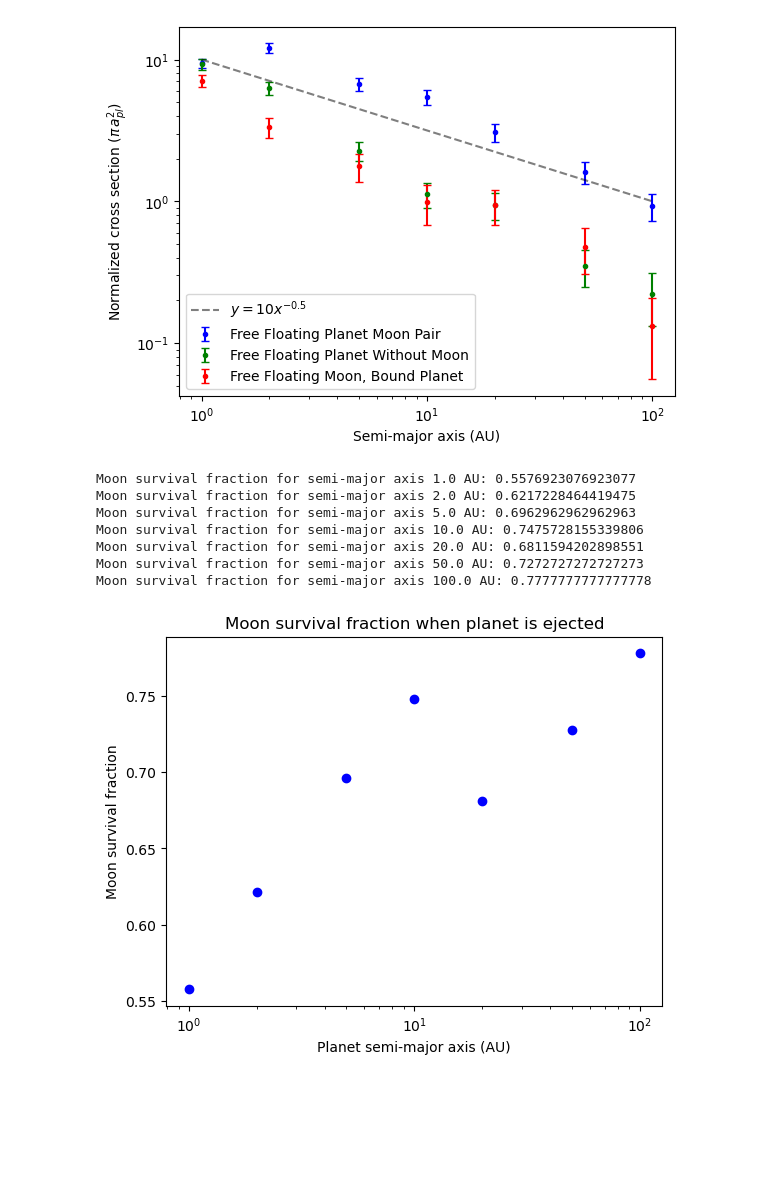
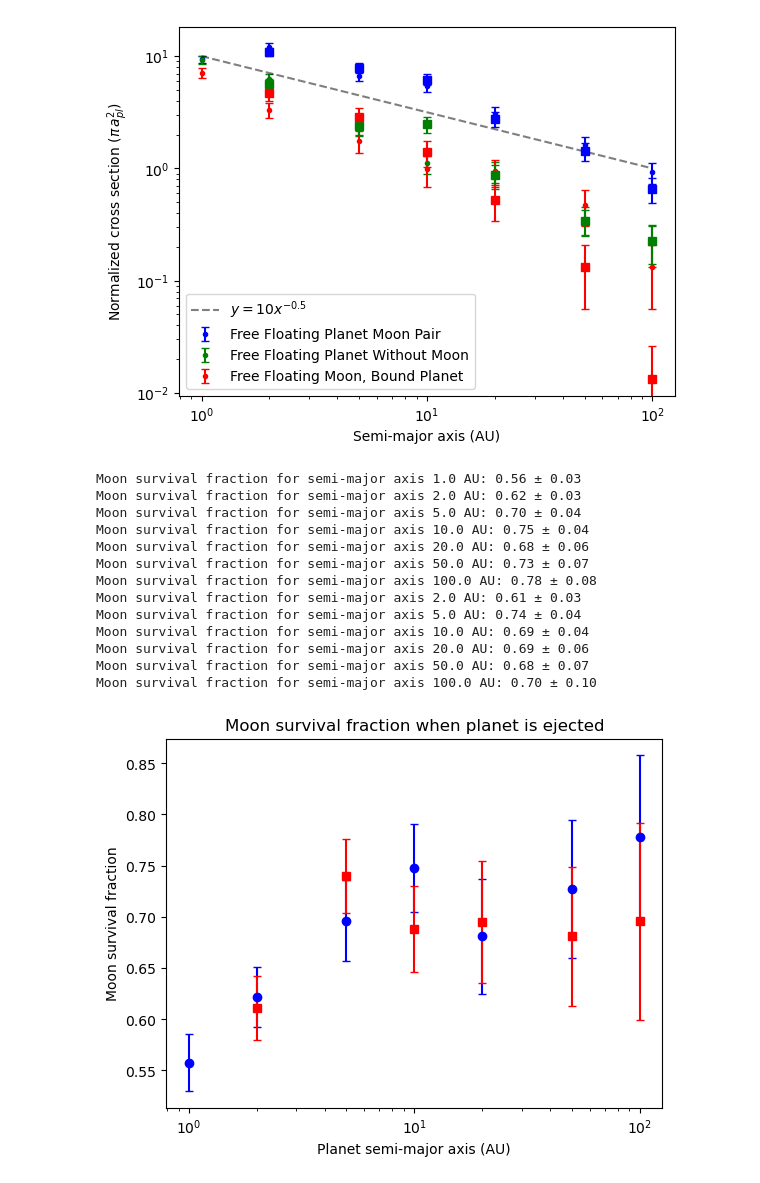
Before and after one commit to YannickBadoux/MRP, a Jupyter notebook: cross_section_function.ipynb, the cells around one changed output. Saved outputs shown, nothing was run; the diff lists cells and outputs as text; code cells hidden in the pictures; blank space fills up the shorter version.

```diff
--- a/cross_section_function.ipynb
+++ b/cross_section_function.ipynb
@@ -3,6 +3,3 @@ import numpy as np
 from amuse.units import units
 import matplotlib.pyplot as plt
 import glob
-# %%
-data = np.load('/home/ybadoux/Documents/MRP/ALICE_spm/results_semi-major_1.0 au.npy')
-data
@@ -18,9 +5,0 @@ array([ ( 1.,  9.89039923,   0.7402513 ,  2.15745559,  0.34534795,  0.07694167,
-# %%
-for i in range(1,4):
-    plt.hist(data['b'][data['state']==i], label = f'state {i}', alpha=0.5)
-
-plt.xlabel('impact parameter (au)')
-plt.ylabel('number of encounters')
-plt.title('Distribution of impact parameters for different states')
-plt.legend()
-plt.show()
@@ -115,38 +85,62 @@ Cross section for FFMBP at 100.0 AU: 4131.69765573633 ± 2385.436753749516 AU^2
 # %%
 #plot normalized
 fig, ax = plt.subplots()
 for j,semi_major in enumerate(semi_majors):
-    data = np.load(f'/home/ybadoux/Documents/MRP/ALICE_spm/results_semi-major_{semi_major} au.npy')
+    data = np.load(path_old+f'results_semi-major_{semi_major} au.npy')
     for i in range(1,4):
         cs, stat_error, system_error = cross_section(data, i, normalize=True, a_sp=semi_major|units.AU)
         if j == 1:
             ax.errorbar(semi_major, cs, yerr=stat_error + system_error, fmt='.', label=state_dict[i][1], color=clrs[i-1], capsize=3)
         else:
             ax.errorbar(semi_major, cs, yerr=stat_error + system_error, fmt='.', color=clrs[i-1], capsize=3)
+
+for j,semi_major in enumerate(semi_majors_fast):
+    data = np.load(path_fast+f'results_semi-major_{semi_major} au.npy')
+    for i in range(1,4):
+        cs, stat_error, system_error = cross_section(data, i, normalize=True, a_sp=semi_major|units.AU)
+        if j == 1:
+            ax.errorbar(semi_major, cs, yerr=stat_error + system_error, fmt='s', color=clrs[i-1], capsize=3)
+        else:
+            ax.errorbar(semi_major, cs, yerr=stat_error + system_error, fmt='s', color=clrs[i-1], capsize=3)
 
 ax.plot(np.array(semi_majors), power_law(np.array(semi_majors), 10, -0.5), 'k--', label=r'$y=10x^{-0.5}$', alpha=0.5)
 ax.set_xscale('log')
 ax.set_yscale('log')
 ax.set_xlabel('Semi-major axis (AU)')
 ax.set_ylabel(r'Normalized cross section ($\pi\, a_{pl}^2$)')
 # ax.set_title('Normalized cross section vs Planet semi-major axis')
 ax.legend()
 plt.savefig('normalized_cross_section_vs_semi_major.png')
 plt.show()
 # %% [output]
-[figure, old version]
+[figure, new version]
 # %%
 for a in semi_majors:
-    data = np.load(f'/home/ybadoux/Documents/MRP/ALICE_spm/results_semi-major_{a} au.npy')
+    data = np.load(path_old+f'results_semi-major_{a} au.npy')
 
     #count planet ejections
     pl_eject_mask = (data['state']==1) | (data['state']==2)
     pm_pair_mask = (data['state']==1)
 
     moon_survival_frac = np.sum(pm_pair_mask) / np.sum(pl_eject_mask)
-    print(f"Moon survival fraction for semi-major axis {a} AU: {moon_survival_frac}")
+    moon_survival_frac_error = np.sqrt(moon_survival_frac * (1 - moon_survival_frac) / np.sum(pl_eject_mask))
+    print(f"Moon survival fraction for semi-major axis {a} AU: {moon_survival_frac:.2f} ± {moon_survival_frac_error:.2f}")
 
-    plt.scatter(a, moon_survival_frac, color='blue', label='Moon survival fraction')
+    plt.errorbar(a, moon_survival_frac, yerr=moon_survival_frac_error, fmt='o', color='blue', label='Moon survival fraction', capsize=3)
+
+
+for a in semi_majors_fast:
+    data = np.load(path_fast+f'results_semi-major_{a} au.npy')
+
+    #count planet ejections
+    pl_eject_mask = (data['state']==1) | (data['state']==2)
+    pm_pair_mask = (data['state']==1)
+
+    moon_survival_frac = np.sum(pm_pair_mask) / np.sum(pl_eject_mask)
+    moon_survival_frac_error = np.sqrt(moon_survival_frac * (1 - moon_survival_frac) / np.sum(pl_eject_mask))
+    print(f"Moon survival fraction for semi-major axis {a} AU: {moon_survival_frac:.2f} ± {moon_survival_frac_error:.2f}")
+
+    plt.errorbar(a, moon_survival_frac, yerr=moon_survival_frac_error, fmt='s', color='red', label='Moon survival fraction', capsize=3)
 
 plt.xscale('log')
 plt.xlabel('Planet semi-major axis (AU)')
@@ -156,12 +150,18 @@ plt.title('Moon survival fraction when planet is ejected')
 # plt.savefig('moon_survival_fraction.png')
 plt.show()
 # %% [output]
-Moon survival fraction for semi-major axis 1.0 AU: 0.5576923076923077
-Moon survival fraction for semi-major axis 2.0 AU: 0.6217228464419475
-Moon survival fraction for semi-major axis 5.0 AU: 0.6962962962962963
-Moon survival fraction for semi-major axis 10.0 AU: 0.7475728155339806
-Moon survival fraction for semi-major axis 20.0 AU: 0.6811594202898551
-Moon survival fraction for semi-major axis 50.0 AU: 0.7272727272727273
-Moon survival fraction for semi-major axis 100.0 AU: 0.7777777777777778
+Moon survival fraction for semi-major axis 1.0 AU: 0.56 ± 0.03
+Moon survival fraction for semi-major axis 2.0 AU: 0.62 ± 0.03
+Moon survival fraction for semi-major axis 5.0 AU: 0.70 ± 0.04
+Moon survival fraction for semi-major axis 10.0 AU: 0.75 ± 0.04
+Moon survival fraction for semi-major axis 20.0 AU: 0.68 ± 0.06
+Moon survival fraction for semi-major axis 50.0 AU: 0.73 ± 0.07
+Moon survival fraction for semi-major axis 100.0 AU: 0.78 ± 0.08
+Moon survival fraction for semi-major axis 2.0 AU: 0.61 ± 0.03
+Moon survival fraction for semi-major axis 5.0 AU: 0.74 ± 0.04
+Moon survival fraction for semi-major axis 10.0 AU: 0.69 ± 0.04
+Moon survival fraction for semi-major axis 20.0 AU: 0.69 ± 0.06
+Moon survival fraction for semi-major axis 50.0 AU: 0.68 ± 0.07
+Moon survival fraction for semi-major axis 100.0 AU: 0.70 ± 0.10
-[figure, old version]
+[figure, new version]
 # %%
```
Also changed, not shown: parts of 5 cells of this notebook, 3 other files.
